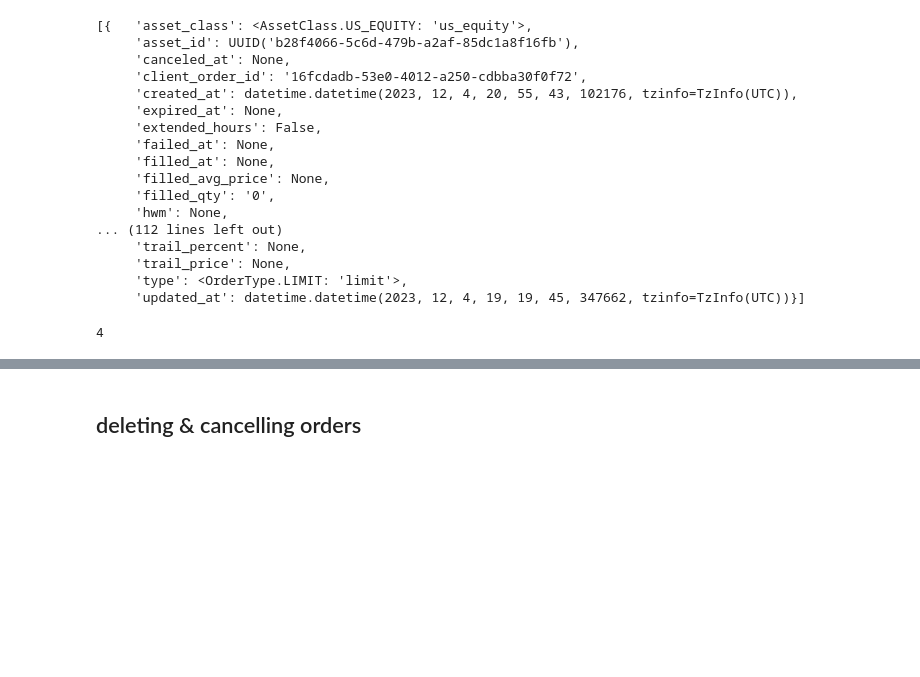
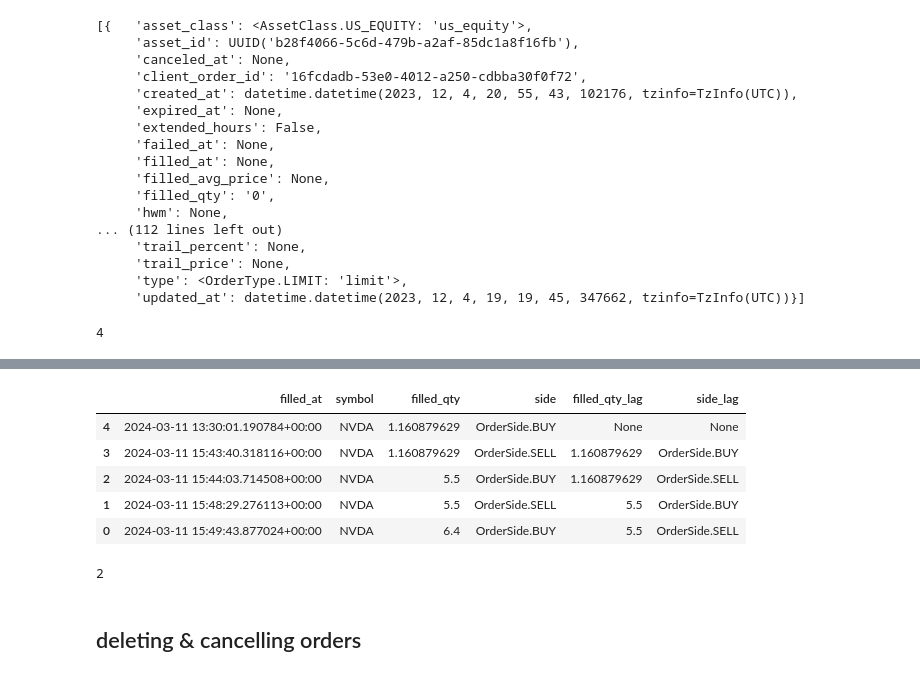
Before and after one commit to jklen/cataclysmic_alpha, a Jupyter notebook: notebooks/alpaca-py_exploration.ipynb, the cells around one changed output, grey strips where cells are left out. Saved outputs shown, nothing was run; the diff lists cells and outputs as text; code cells hidden in the pictures; blank space fills up the shorter version.

```diff
--- a/notebooks/alpaca-py_exploration.ipynb
+++ b/notebooks/alpaca-py_exploration.ipynb
@@ -610,0 +922,10 @@ len(orders)
+# %%
+# params to filter orders by
+request_params = GetOrdersRequest(
+    status='closed', #QueryOrderStatus.CLOSED,
+    symbols=['NVDA']
+)
+
+# orders that satisfy params
+orders = trading_client.get_orders(filter=request_params)
+dict(orders[0])
@@ -611,3 +950,25 @@ len(orders)
+# %%
+orders_dicts = map(dict, orders)
+keys_to_keep = ['symbol', 'filled_at', 'filled_qty', 'side']
+filtered_orders = [{key: value for key, value in d.items() if key in keys_to_keep} for d in orders_dicts]
+df_orders = pd.DataFrame(filtered_orders)
+df_orders['side'] = df_orders['side'].apply(str)
+df_orders.sort_values(by = 'filled_at', inplace = True)
+df_orders[['filled_qty_lag', 'side_lag']] = df_orders[['filled_qty', 'side']].shift(1)
+df_orders
+# %% [output]
+|  | filled_at | symbol | filled_qty | side | filled_qty_lag | side_lag |
+| 4 | 2024-03-11 13:30:01.190784+00:00 | NVDA | 1.160879629 | OrderSide.BUY | None | None |
+| 3 | 2024-03-11 15:43:40.318116+00:00 | NVDA | 1.160879629 | OrderSide.SELL | 1.160879629 | OrderSide.BUY |
+| 2 | 2024-03-11 15:44:03.714508+00:00 | NVDA | 5.5 | OrderSide.BUY | 1.160879629 | OrderSide.SELL |
+| 1 | 2024-03-11 15:48:29.276113+00:00 | NVDA | 5.5 | OrderSide.SELL | 5.5 | OrderSide.BUY |
+| 0 | 2024-03-11 15:49:43.877024+00:00 | NVDA | 6.4 | OrderSide.BUY | 5.5 | OrderSide.SELL |
+# %%
+len(df_orders.loc[(df_orders['side'] == 'OrderSide.SELL') &
+                  (df_orders['side_lag'] == 'OrderSide.BUY') &
+                  (df_orders['filled_qty'] == df_orders['filled_qty_lag']),:])
+# %% [output]
+2
 # %% [markdown]
 ## deleting & cancelling orders
 # %% [markdown]
```
Also changed, not shown: parts of 42 cells of this notebook, 2 other files.
